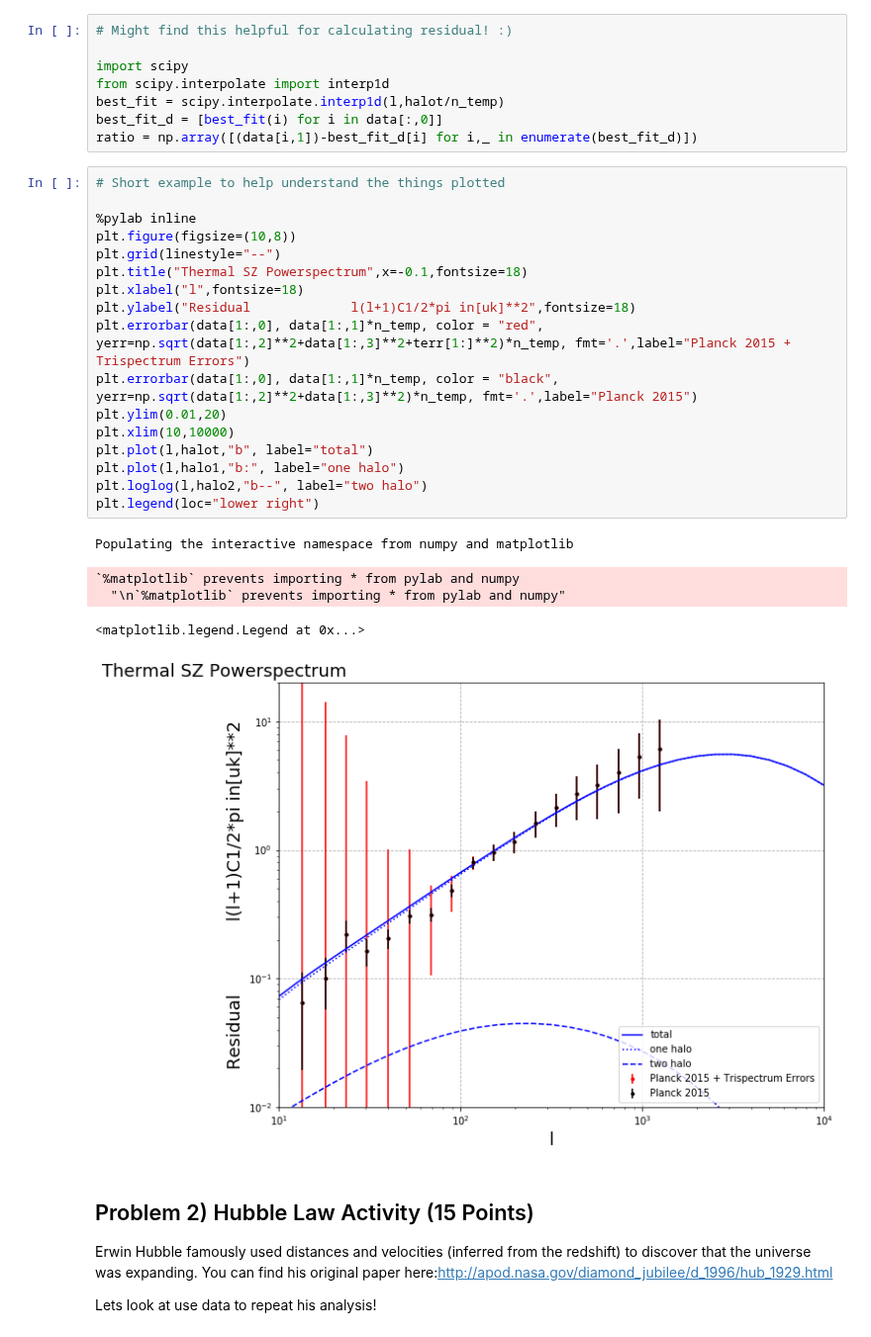
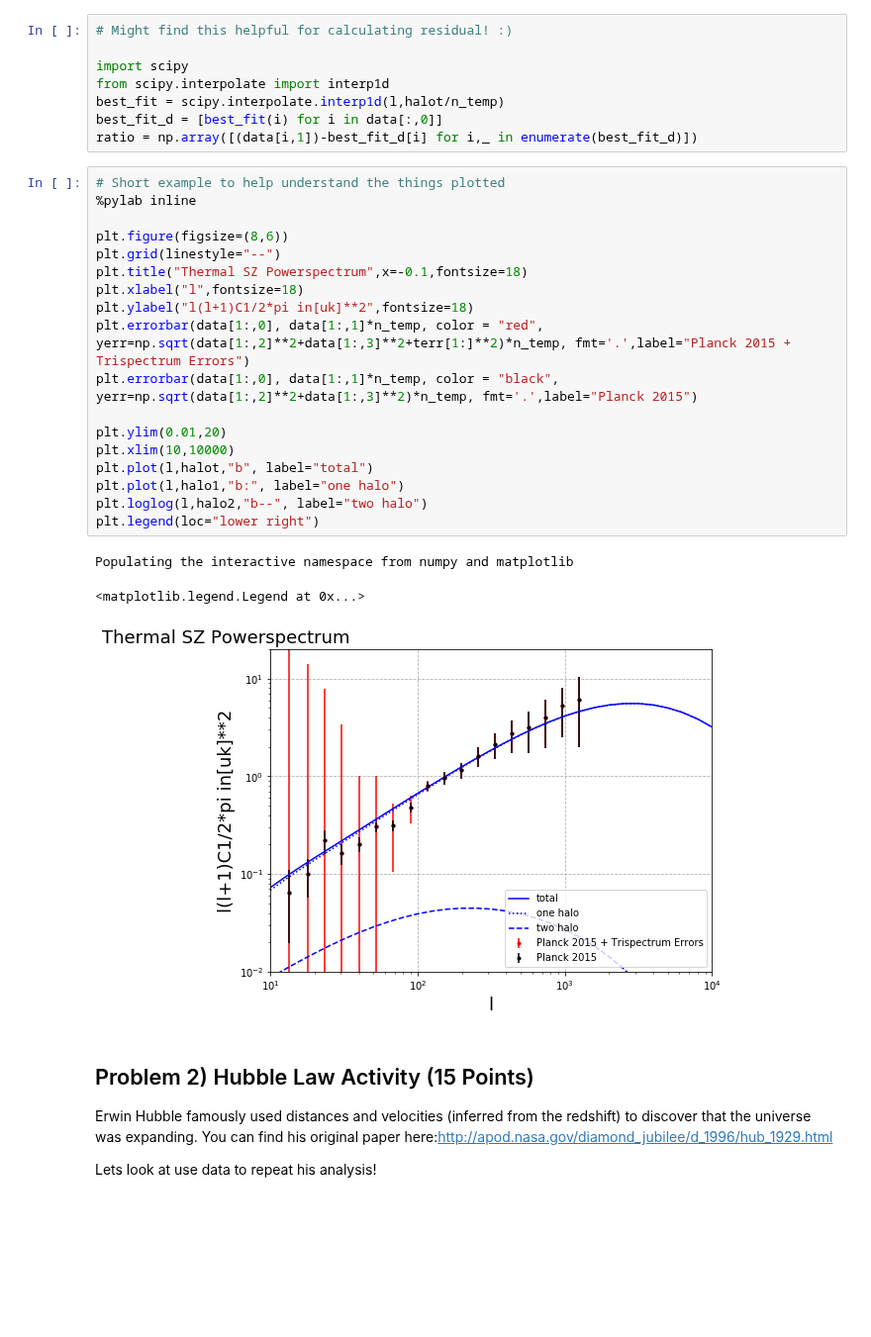
Before and after one commit to ShengJunHui/Homeworks, a Jupyter notebook: PS2/matplotlib_numpy.ipynb, the cells around one changed output. Shown at 99% size. Cells and saved outputs as stored; diff of their text form; blank space fills up the shorter version.

```diff
--- a/PS2/matplotlib_numpy.ipynb
+++ b/PS2/matplotlib_numpy.ipynb
@@ -45,27 +45,26 @@ best_fit_d = [best_fit(i) for i in data[:,0]]
 ratio = np.array([(data[i,1])-best_fit_d[i] for i,_ in enumerate(best_fit_d)])
 # %%
 # Short example to help understand the things plotted
+%pylab inline
 
-%pylab inline
-plt.figure(figsize=(10,8))
+plt.figure(figsize=(8,6))
 plt.grid(linestyle="--")
 plt.title("Thermal SZ Powerspectrum",x=-0.1,fontsize=18)
 plt.xlabel("l",fontsize=18)
-plt.ylabel("Residual             l(l+1)C1/2*pi in[uk]**2",fontsize=18)
+plt.ylabel("l(l+1)C1/2*pi in[uk]**2",fontsize=18)
 plt.errorbar(data[1:,0], data[1:,1]*n_temp, color = "red", yerr=np.sqrt(data[1:,2]**2+data[1:,3]**2+terr[1:]**2)*n_temp, fmt='.',label="Planck 2015 + Trispectrum Errors")
 plt.errorbar(data[1:,0], data[1:,1]*n_temp, color = "black", yerr=np.sqrt(data[1:,2]**2+data[1:,3]**2)*n_temp, fmt='.',label="Planck 2015")
+
 plt.ylim(0.01,20)
 plt.xlim(10,10000)
 plt.plot(l,halot,"b", label="total")
 plt.plot(l,halo1,"b:", label="one halo")
 plt.loglog(l,halo2,"b--", label="two halo")
 plt.legend(loc="lower right")
 # %% [output]
 Populating the interactive namespace from numpy and matplotlib
-`%matplotlib` prevents importing * from pylab and numpy
-  "\n`%matplotlib` prevents importing * from pylab and numpy"
+<matplotlib.legend.Legend at 0x...>
-<matplotlib.legend.Legend at 0x...>
-[figure, old version]
+[figure, new version]
 # %% [markdown]
 ## Problem 2) Hubble Law Activity (15 Points)
 
```
Also changed, not shown: parts of 6 cells of this notebook.
